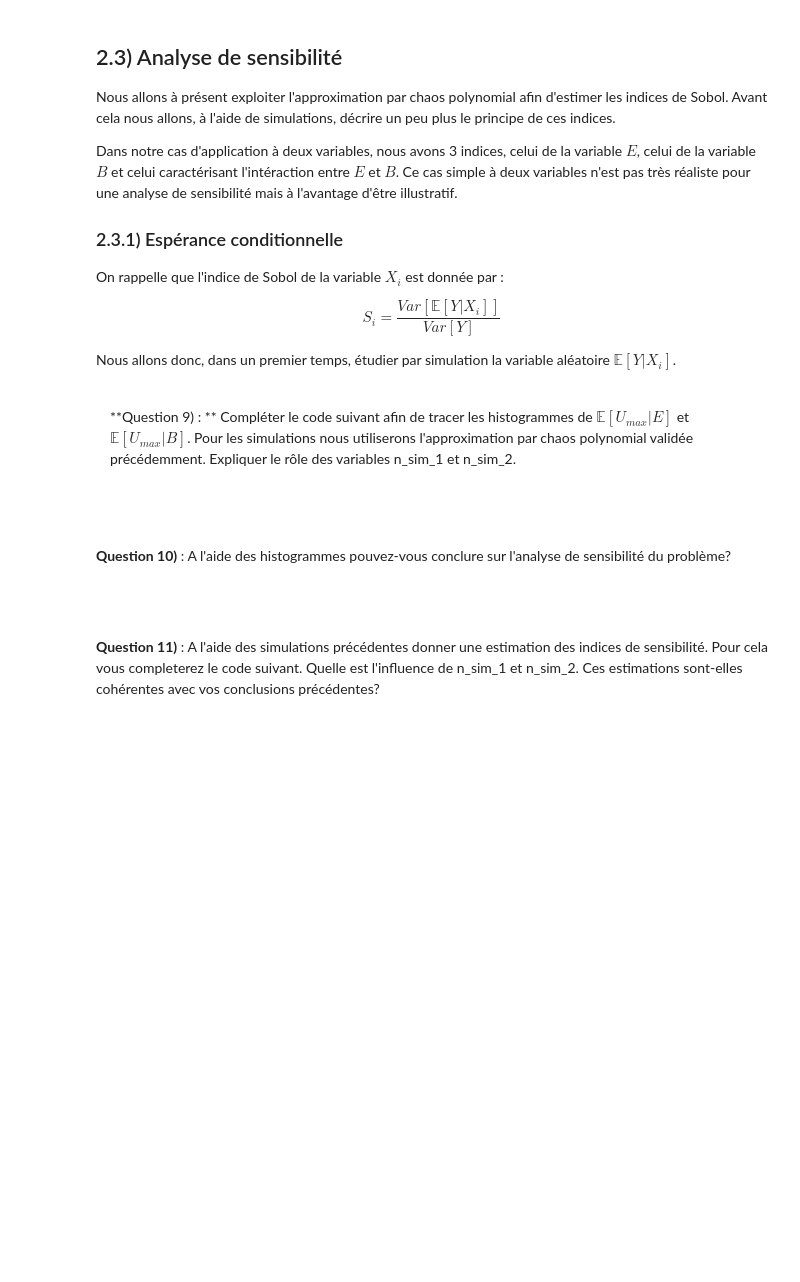
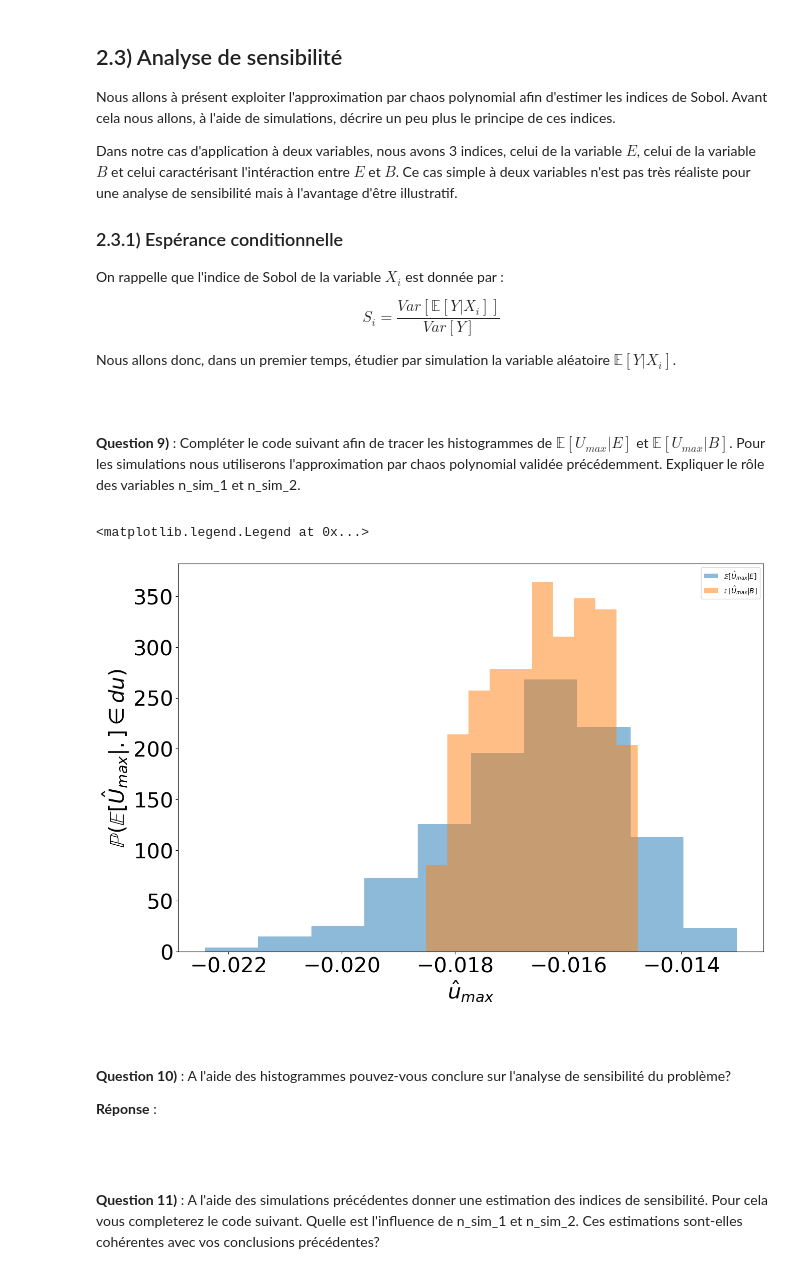
Before and after one commit to ali-hou-supaero/BE_4_Fiability, a Jupyter notebook: BE_4.ipynb, the cells around one changed output. Drawn from its saved outputs; the diff is of its cells as text; code cells hidden in the pictures; blank space fills up the shorter version.

Commit message:
question 9

```diff
--- a/BE_4.ipynb
+++ b/BE_4.ipynb
@@ -320,7 +328,9 @@ $$
 
 Nous allons donc, dans un premier temps, étudier par simulation la variable aléatoire $\mathbb{E}[Y|X_i]$.
 # %% [markdown]
-<p class="bg-primary" style="padding:1em">**Question 9) : ** Compléter le code suivant afin de tracer les histogrammes de $\mathbb{E}[U_{max}|E]$ et $\mathbb{E}[U_{max}|B]$. Pour les simulations nous utiliserons l'approximation par chaos polynomial validée précédemment. Expliquer le rôle des variables n_sim_1 et n_sim_2.
+<p class="bg-primary" style="padding:1em">
+
+**Question 9)** : Compléter le code suivant afin de tracer les histogrammes de $\mathbb{E}[U_{max}|E]$ et $\mathbb{E}[U_{max}|B]$. Pour les simulations nous utiliserons l'approximation par chaos polynomial validée précédemment. Expliquer le rôle des variables n_sim_1 et n_sim_2.
 # %%
 ##génération d'échantillons
 n_sim = 3*P
@@ -360,40 +370,46 @@ n_sim_1 = 500
 n_sim_2 = 200
 #Esperance de U_max sachant E
 E_U_E = []
-sample_E = #A Completer
+sample_E = input_distribution.getSample(n_sim_1) # A compléter
 for i in range(n_sim_1):
-    sample_B = #A Completer
+    sample_B = input_distribution.getSample(n_sim_2) #A Completer
     X = np.zeros((n_sim_2,2))
-    X[:,0]=#A Completer
-    X[:,1]=#A Completer
+    X[:,0]=sample_E[i,0]*np.ones(n_sim_2) #A Completer
+    X[:,1]=np.array(sample_B[:,1]).flatten() #A Completer
     U_e = Meta_model(X)
-    E_U_E.append(#A Completer)
+    E_U_E.append(np.mean(U_e)) #A Completer
 E_U_E = np.array(E_U_E)
 
 
 #Esperance de U_max sachant B
 E_U_B = []
-sample_B = #A Completer
+sample_B = input_distribution.getSample(n_sim_1) #A Completer
 for i in range(n_sim_1):
-    sample_E = #A Completer
+    sample_E = input_distribution.getSample(n_sim_2) #A Completer
     X = np.zeros((n_sim_2,2))
-    X[:,0]=#A Completer
-    X[:,1]=#A Completer
+    X[:,0]=np.array(sample_E[:,0]).flatten() #A Completer
+    X[:,1]=sample_B[i,1]*np.ones(n_sim_2) #A Completer
     U_b = Meta_model(X)
-    E_U_B.append(#A Completer)
+    E_U_B.append(np.mean(U_b)) #A Completer
 E_U_B = np.array(E_U_B)
 # %%
 fig = plt.figure(figsize=(15,10))
 ax = fig.add_subplot(111)
 ax.set_xlabel(r'$\hat{u}_{max}$',fontsize = 30)
 ax.tick_params(labelsize=30)
 ax.hist(E_U_E, label = r'$\mathbb{E}[\hat{U}_{max}|E]$', density=True, alpha = 0.5)
 ax.hist(E_U_B, label = r'$\mathbb{E}[\hat{U}_{max}|B]$', density=True, alpha = 0.5)
+ax.set_ylabel (r'$\mathbb{P}(\mathbb{E}[\hat{U}_{max}|.] \in du)$',fontsize=30)
 ax.legend(loc=0)
+# %% [output]
+<matplotlib.legend.Legend at 0x...>
+[figure, added]
 # %% [markdown]
 <p class="bg-primary" style="padding:1em">
 
 **Question 10)** : A l'aide des histogrammes pouvez-vous conclure sur l'analyse de sensibilité du problème?
+
+**Réponse** :
 # %% [markdown]
 <p class="bg-primary" style="padding:1em">
 
```
Also changed, not shown: parts of 2 cells of this notebook.
